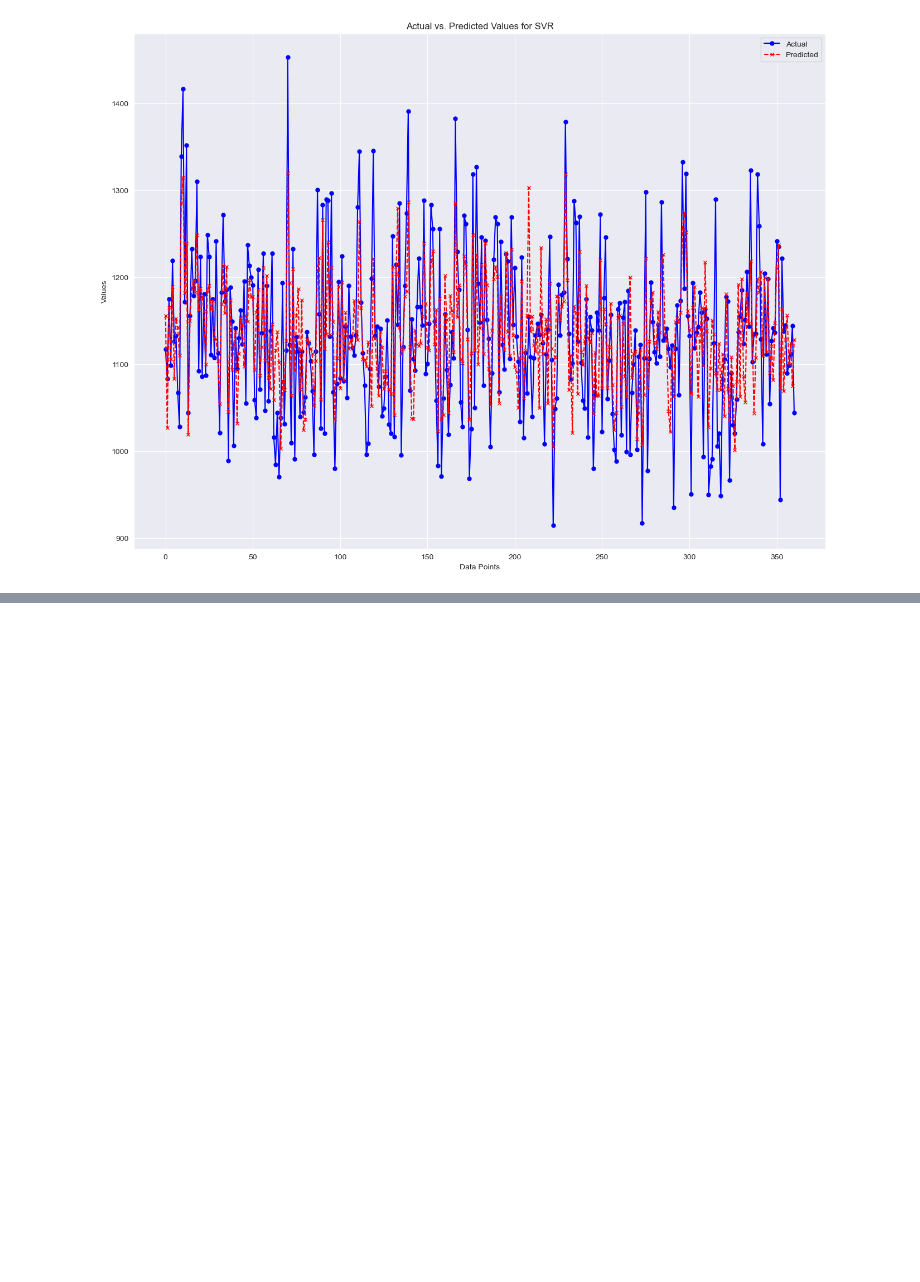
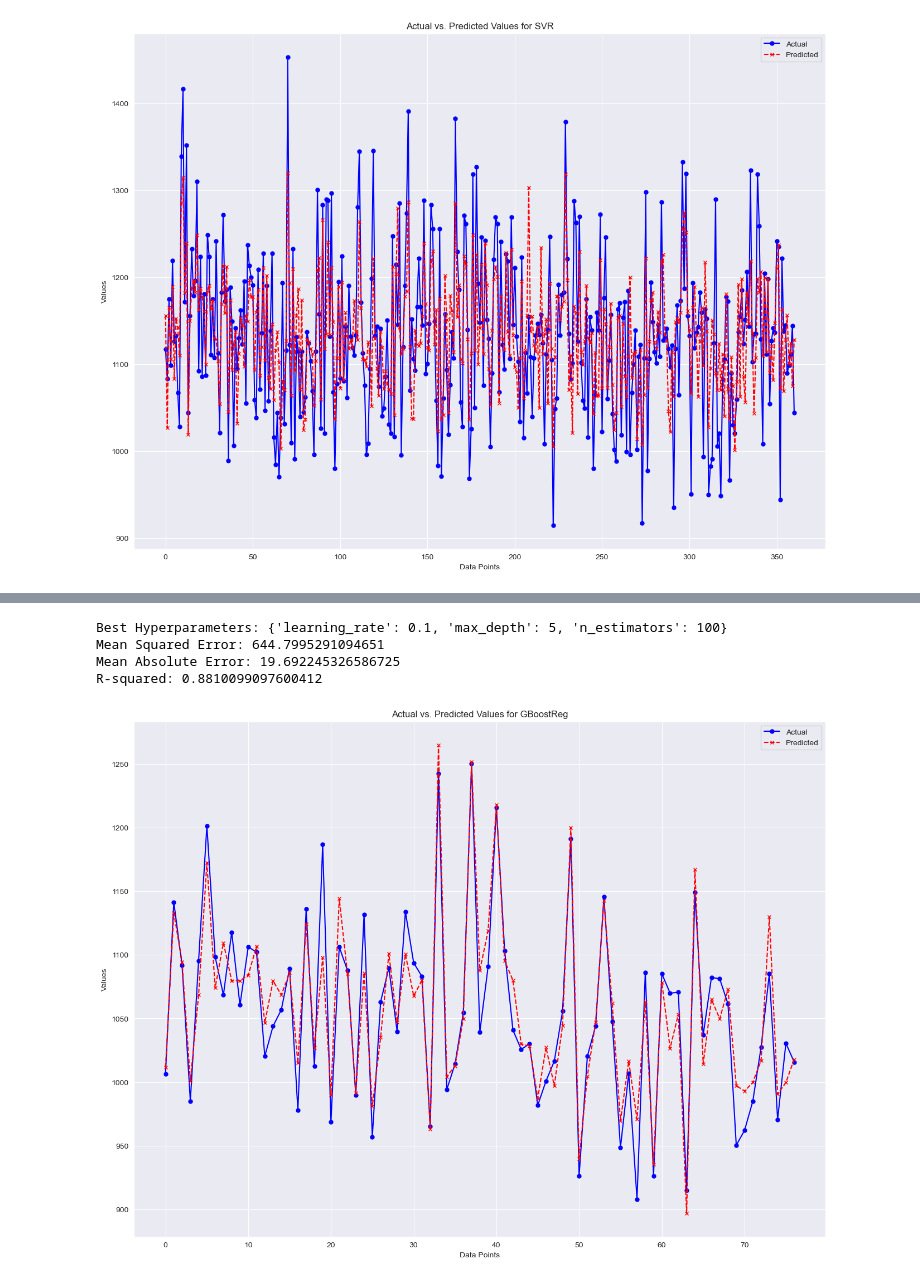
Before and after one commit to saraNgolestani/AESO, a Jupyter notebook: Demo.ipynb, the cells around one changed output, grey strips where cells are left out. Saved outputs shown, nothing was run; the diff lists cells and outputs as text; code cells hidden in the pictures; blank space fills up the shorter version.

```diff
--- a/Demo.ipynb
+++ b/Demo.ipynb
@@ -243,0 +291,7 @@ plt.show()
+# %%
+wend_corr =  pd.DataFrame(wend_df.corr())
+high_correlated_wend = wend_corr[abs(wend_corr.Energy) >= 0.4]
+# %%
+wend_data = wend_df[high_correlated_wend.index]
+wend_data.Energy.fillna((wend_data.Energy.mean()), inplace=True)
+wend_data['LagDep(1)'].fillna((wend_data['LagDep(1)'].mean()), inplace=True)
@@ -243,0 +322,3 @@ plt.show()
+# %%
+wend_x = wend_data[wend_data.columns[1:]]
+wend_y = wend_data.Energy
@@ -243,0 +341,56 @@ plt.show()
+# %%
+wend_x_train, wend_x_test, wend_y_train, wend_y_test = train_test_split(wend_x, wend_y, test_size=0.1)
+# %%
+# Define the hyperparameters and their respective values to search
+param_grid = {
+    'n_estimators': [100, 200, 300],
+    'learning_rate': [0.01, 0.1, 0.5],
+    'max_depth': [3, 4, 5]
+}
+
+# Create the Gradient Boosting Regressor model
+model = GradientBoostingRegressor(random_state=42)
+
+# Create GridSearchCV with cross-validation
+grid_search = GridSearchCV(model, param_grid, cv=5, scoring='neg_mean_squared_error', n_jobs=-1)
+
+# Fit the grid search to the training data
+grid_search.fit(wend_x_train, wend_y_train)
+
+# Get the best hyperparameters
+best_params = grid_search.best_params_
+print("Best Hyperparameters:", best_params)
+
+# Get the best model
+best_model = grid_search.best_estimator_
+
+# Make predictions with the best model
+y_pred = best_model.predict(wend_x_test)
+
+# Evaluate the best model
+mse = mean_squared_error(wend_y_test, y_pred)
+mae = mean_absolute_error(wend_y_test, y_pred)
+r2 = r2_score(wend_y_test, y_pred)
+
+print("Mean Squared Error:", mse)
+print("Mean Absolute Error:", mae)
+print("R-squared:", r2)
+# %% [output]
+Best Hyperparameters: {'learning_rate': 0.1, 'max_depth': 5, 'n_estimators': 100}
+Mean Squared Error: 644.7995291094651
+Mean Absolute Error: 19.692245326586725
+R-squared: 0.8810099097600412
+# %%
+# Assuming y_pred and y_test are your predicted and actual values, you can create a DataFrame for the plot.
+# Create a line plot to visualize the actual and predicted values in one dimension
+plt.figure(figsize=(16, 12))
+x = np.arange(len(wend_y_test))  # Create an array of indices
+plt.plot(x, wend_y_test, label='Actual', color='blue', marker='o', linestyle='-', markersize=5)
+plt.plot(x, y_pred, label='Predicted', color='red', marker='x', linestyle='--', markersize=5)
+plt.xlabel('Data Points')
+plt.ylabel('Values')
+plt.title('Actual vs. Predicted Values for GBoostReg')
+plt.legend()
+plt.show()
+# %% [output]
+[figure, added]
```
Also changed, not shown: parts of 25 cells of this notebook, 2 other files.
